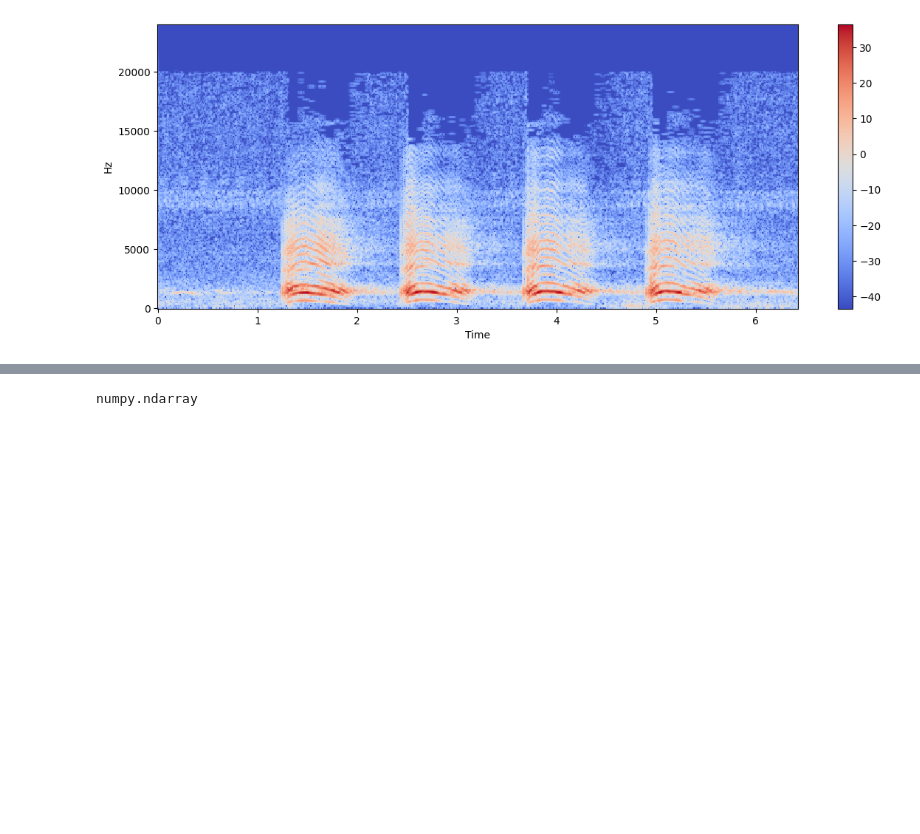
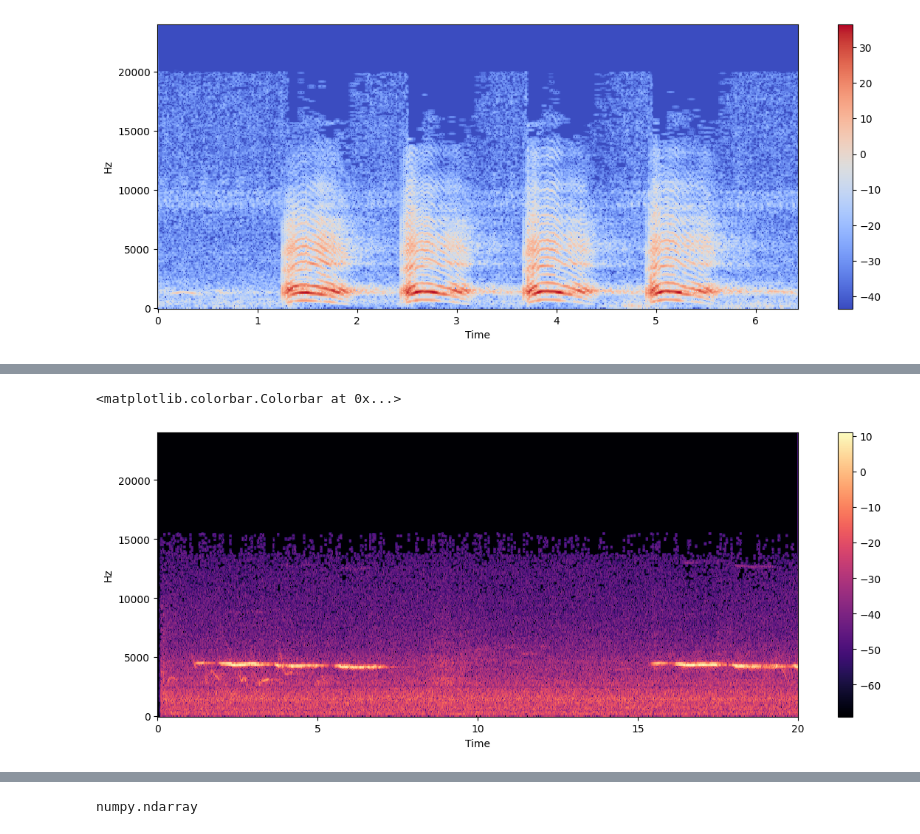
Before and after one commit to PiaffNet/birdsong_classifier, a Jupyter notebook: notebooks/raman_notebooks.ipynb, the cells around one changed output, grey strips where cells are left out. Drawn from its saved outputs; the diff is of its cells as text; code cells hidden in the pictures; blank space fills up the shorter version.

```diff
--- a/notebooks/raman_notebooks.ipynb
+++ b/notebooks/raman_notebooks.ipynb
@@ -20,31 +58,13 @@ import os
 # %%
 SOUND_DIR = '../raw_data/train_audio/'
 SOUND_DIR_FILE= os.path.join(SOUND_DIR,'amecro/XC126022.mp3')
-SAMPLING_RATE = 48000
-DURATION_IN_SECONDS = 5
-READING_OFFSET = 0
-STFT_NUMBER_SAMPLES = 512
 
-
-# Load the mp3 file
-#def load_sound_file():
-
-signal,simpling_rate = librosa.load(SOUND_DIR_FILE,
-                                     offset = READING_OFFSET,
-                                     duration=DURATION_IN_SECONDS,
-                                     sr=SAMPLING_RATE,
-                                     mono=True) # sr = sampling rate
-
-
-signal_stft = librosa.stft(signal,
-                           n_fft=STFT_NUMBER_SAMPLES)
-
-
-
-signal_db = librosa.amplitude_to_db(signal_stft)
+signal = dumb_load_signal(SOUND_DIR_FILE)
+signal_db = signal_transform_to_db(signal)
 
 plt.figure(figsize=(14, 5))
-librosa.display.specshow(signal_db, sr=SAMPLING_RATE, x_axis='time', y_axis='hz')
+librosa.display.specshow(signal_db,
+                         sr=config.SAMPLING_RATE, x_axis='time', y_axis='hz')
 plt.colorbar()
 # %% [output]
 Warning: Xing stream size off by more than 1%, fuzzy seeking may be even more fuzzy than by design!
@@ -77,0 +92,13 @@ plt.show()
+# %%
+SOUND_DIR_FILE= os.path.join(SOUND_DIR,'mouchi/XC251812.mp3')
+
+signal = dumb_load_signal(SOUND_DIR_FILE)
+signal_db = signal_transform_to_db(signal)
+
+plt.figure(figsize=(14, 5))
+librosa.display.specshow(signal_db,
+                         sr=config.SAMPLING_RATE, x_axis='time', y_axis='hz')
+plt.colorbar()
+# %% [output]
+<matplotlib.colorbar.Colorbar at 0x...>
+[figure, added]
```
Also changed, not shown: parts of 21 cells of this notebook, 4 other files.
